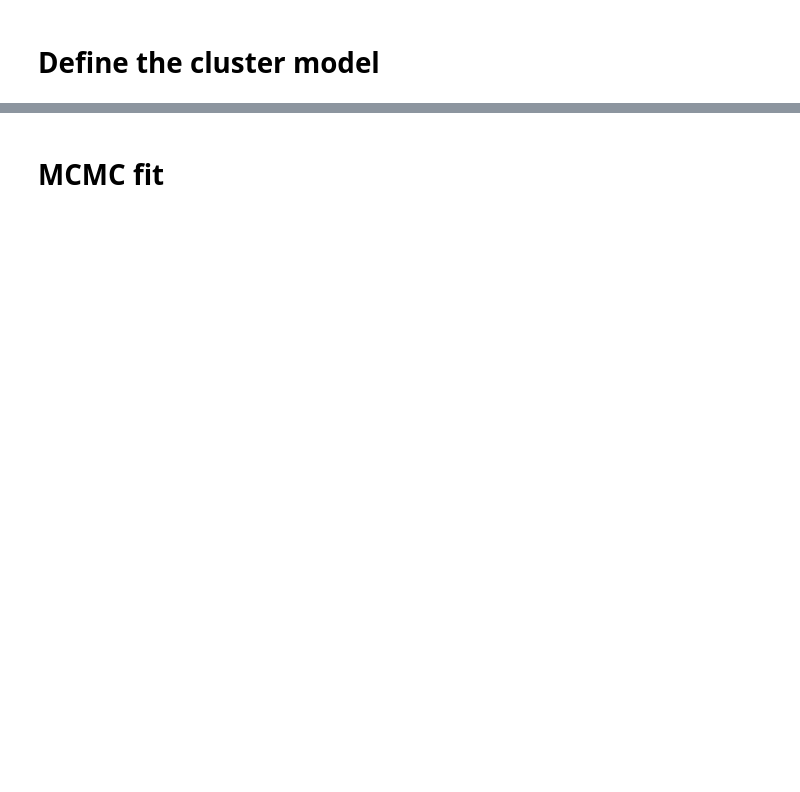
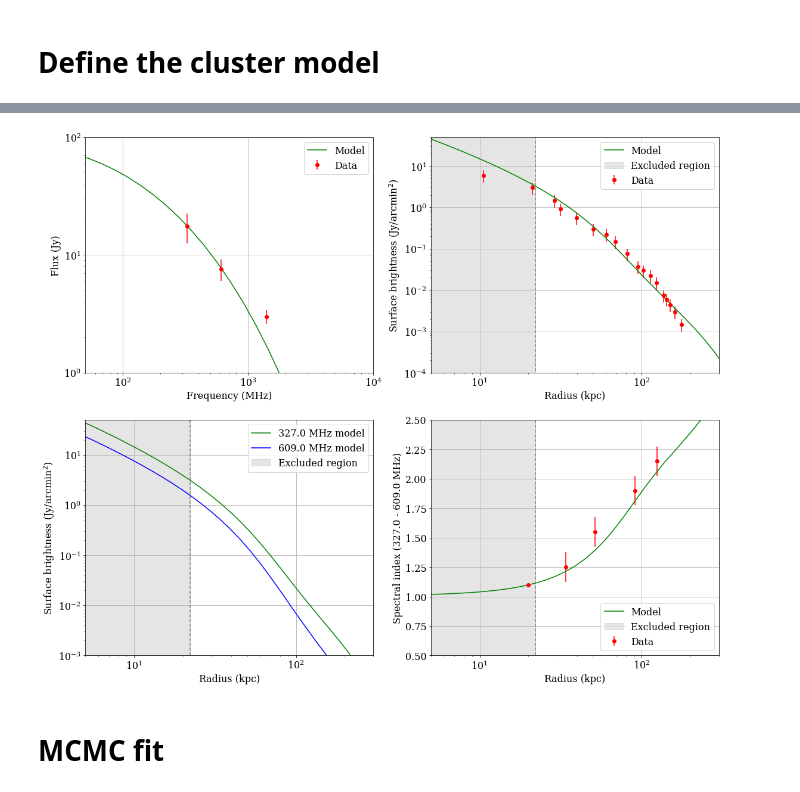
Before and after one commit to remi-adam/minot, a Jupyter notebook: notebook/cta_perseus_constrain_cr_distribution_from_radio.ipynb, the cells around one changed output, grey strips where cells are left out. Drawn from its saved outputs; the diff is of its cells as text; code cells hidden in the pictures; blank space fills up the shorter version.

```diff
--- a/notebook/cta_perseus_constrain_cr_distribution_from_radio.ipynb
+++ b/notebook/cta_perseus_constrain_cr_distribution_from_radio.ipynb
@@ -93,3 +149,6 @@ plt.grid()
+# %%
+prof_data['error'] = prof_data['error']/flux_correction_factor
+prof_data['flux']  = prof_data['flux']/flux_correction_factor
 # %% [markdown]
 # Define the cluster model
 # %%
@@ -120,2 +190,87 @@ cluster.Npt_per_decade_integ = 10
+# %%
+#----- Spectrum
+model_ini_freq, model_ini_spec = cluster.get_synchrotron_spectrum(frequency=np.logspace(0,5,50)*u.MHz,
+                                                                  Rmin=prof_data['Rmin'],
+                                                                  Rmax=spec_data['Rmax'],
+                                                                  type_integral='cylindrical', Cframe=False)
+
+#----- Profile
+model_ini_rad,  model_ini_prof = cluster.get_synchrotron_profile(radius=np.logspace(0,3,50)*u.kpc,
+                                                                 freq0=prof_data['freq0'], Cframe=True)
+
+#----- Index
+model_ini_idxrad, model_ini_idx1 = cluster.get_synchrotron_profile(radius=np.logspace(0,3,50)*u.kpc,
+                                                                 freq0=idx_data['freq1'])
+model_ini_idxrad, model_ini_idx2 = cluster.get_synchrotron_profile(radius=np.logspace(0,3,50)*u.kpc,
+                                                                 freq0=idx_data['freq2'])
+model_ini_idx = -np.log10((model_ini_idx1/model_ini_idx2).to_value('')) / np.log10((idx_data['freq1']/idx_data['freq2']).to_value(''))
+# %%
+#----- Spectrum
+fig = plt.figure(0, figsize=(18, 16))
+ax = plt.subplot(221)
+plt.errorbar(spec_data['freq'].to_value('MHz'), spec_data['flux'].to_value('Jy'), spec_data['error'].to_value('Jy'),
+            marker='o', linestyle='', color='red', label='Data')
+plt.plot(model_ini_freq.to_value('MHz'), model_ini_spec.to_value('Jy'), color='green', label='Model')
+plt.xscale('log')
+plt.yscale('log')
+plt.xlabel('Frequency (MHz)')
+plt.ylabel('Flux (Jy)')
+plt.xlim(50,10000)
+plt.ylim(1,100)
+plt.legend()
+plt.grid()
+
+#----- Profile
+ax = plt.subplot(222)
+#plt.errorbar(prof_data['radius'].to_value('kpc'), prof_data['flux'].to_value('Jy arcmin-2'),
+#             yerr=(prof_data['error_m'].to_value('Jy arcmin-2'), prof_data['error_p'].to_value('Jy arcmin-2')),
+#             marker='o', linestyle='', color='k')
+plt.errorbar(prof_data['radius'].to_value('kpc'), prof_data['flux'].to_value('Jy arcmin-2'),
+             yerr=prof_data['error'].to_value('Jy arcmin-2'),
+             marker='o', linestyle='', color='red', label='Data')
+plt.plot(model_ini_rad.to_value('kpc'),  model_ini_prof.to_value('Jy arcmin-2'), color='green', label='Model')
+plt.plot([prof_data['Rmin'].to_value('kpc'),prof_data['Rmin'].to_value('kpc')], [0,1e6], linestyle='--', color='grey')
+plt.fill_between([0,prof_data['Rmin'].to_value('kpc')], [0,0], [1e6,1e6], color='grey', alpha=0.2, label='Excluded region')
+plt.xscale('log')
+plt.yscale('log')
+plt.xlabel('Radius (kpc)')
+plt.ylabel('Surface brightness (Jy/arcmin$^2$)')
+plt.xlim(5,300)
+plt.ylim(1e-4,50)
+plt.legend()
+plt.grid()
+
+#----- Profile versus frequency
+ax = plt.subplot(223)
+plt.plot(model_ini_idxrad.to_value('kpc'),  model_ini_idx1.to_value('Jy arcmin-2'), color='green', label=str(idx_data['freq1'].to_value('MHz'))+' MHz model')
+plt.plot(model_ini_idxrad.to_value('kpc'),  model_ini_idx2.to_value('Jy arcmin-2'), color='blue', label=str(idx_data['freq2'].to_value('MHz'))+' MHz model')
+plt.plot([prof_data['Rmin'].to_value('kpc'),prof_data['Rmin'].to_value('kpc')], [0,1e6], linestyle='--', color='grey')
+plt.fill_between([0,idx_data['Rmin'].to_value('kpc')], [0,0], [1e6,1e6], color='grey', alpha=0.2, label='Excluded region')
+plt.xscale('log')
+plt.yscale('log')
+plt.xlabel('Radius (kpc)')
+plt.ylabel('Surface brightness (Jy/arcmin$^2$)')
+plt.xlim(5,300)
+plt.ylim(1e-3,50)
+plt.legend()
+plt.grid()
+
+#----- Spectral index
+ax = plt.subplot(224)
+plt.errorbar(idx_data['radius'].to_value('kpc'), idx_data['idx'], yerr=idx_data['error'],
+             marker='o', linestyle='', color='red', label='Data')
+plt.plot(model_ini_idxrad.to_value('kpc'),  model_ini_idx, color='green', label='Model')
+plt.plot([prof_data['Rmin'].to_value('kpc'),prof_data['Rmin'].to_value('kpc')], [0,1e6], linestyle='--', color='grey')
+plt.fill_between([0,idx_data['Rmin'].to_value('kpc')], [0,0], [1e6,1e6], color='grey', alpha=0.2, label='Excluded region')
+plt.xscale('log')
+plt.yscale('linear')
+plt.xlabel('Radius (kpc)')
+plt.ylabel('Spectral index ('+str(idx_data['freq1'].to_value('MHz'))+' - '+str(idx_data['freq2'].to_value('MHz'))+' MHz)')
+plt.xlim(5,300)
+plt.ylim(0.5,2.5)
+plt.legend()
+plt.grid()
+# %% [output]
+[figure, added]
 # %% [markdown]
 # MCMC fit
```
Also changed, not shown: parts of 30 cells of this notebook, 1 other file.
